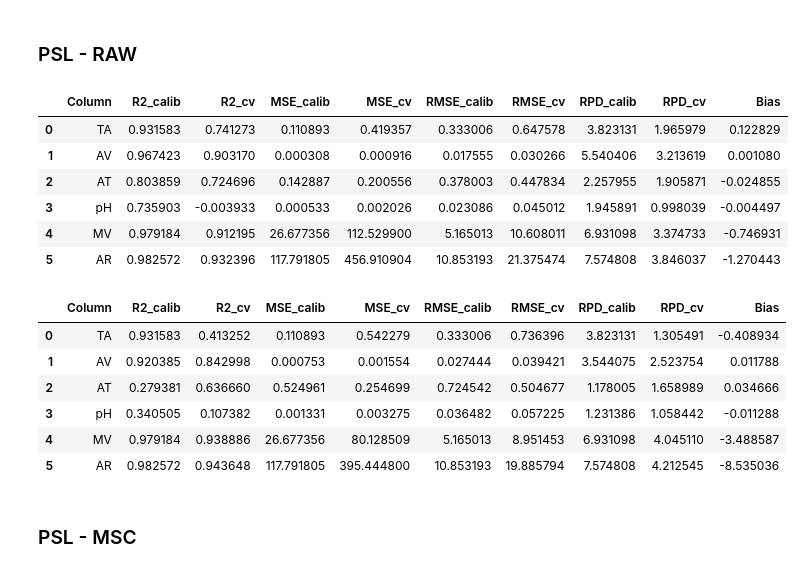
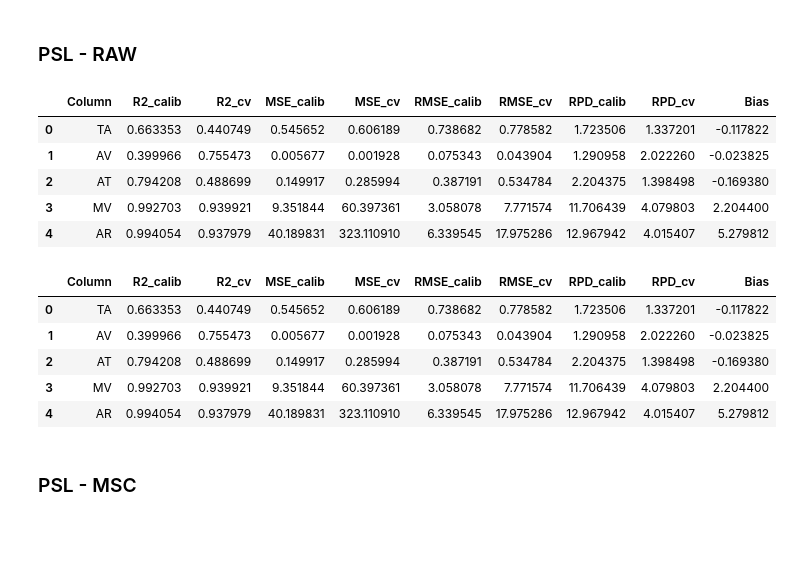
Before and after one commit to xndrxssx/field_spec_data_tests, a Jupyter notebook: field_spec_predição.ipynb, the cells around one changed output. Saved outputs shown, nothing was run; the diff lists cells and outputs as text; code cells hidden in the pictures; blank space fills up the shorter version.

```diff
--- a/field_spec_predição.ipynb
+++ b/field_spec_predição.ipynb
@@ -250,6 +257,6 @@ plt.show()
 # Divisão de dados
 # %%
 # Lista de conjuntos de dados espectrais (X) e atributos de qualidade (Y) para cada dispositivo
-Y = fs_df[['TA', 'AV', 'AT', 'pH', 'MV', 'AR']]
+Y = fs_df[['TA', 'AV', 'AT', 'MV', 'AR']]
 X = dados_wl
-Y_ar = fs_df['AR'].values
+X_train_fs, X_test_fs, y_train_fs, y_test_fs = train_test_split(X, Y, test_size=0.3, random_state = 0)
@@ -258,7 +373,7 @@ Y_ar = fs_df['AR'].values
 # %% [markdown]
 ### PSL (k-fold e cv)
 # %%
-def optimise_pls_cv(X, Y, n_comp):
+def optimise_pls_cv(X, Y, n_comp, random_state=0):
     '''
     Executa o PLS incluindo um número variável de componentes, até n_comp,
     e calcula MSE, RMSE, R^2 e RPD para calibração e validação.
@@ -279,7 +394,7 @@ def optimise_pls_cv(X, Y, n_comp):
         y = Y[col]  # Seleciona a coluna atual de Y
 
         mse_col = []  # Lista para armazenar os MSEs para a coluna atual
-        component = np.arange(1, n_comp)  # Número de componentes a serem testados
+        component = np.arange(1, n_comp+1)  # Número de componentes a serem testados
 
         # Itera sobre cada número de componentes
         for i in component:
@@ -346,7 +461,7 @@ def optimise_pls_cv(X, Y, n_comp):
 
     return results_df
 # %%
-def optimise_pls_cv(X, Y, n_comp, test_size=0.3, random_state=None):
+def optimise_pls_cv(X, Y, n_comp, test_size=0.3, random_state=0):
     '''
     Executa o PLS incluindo um número variável de componentes, até n_comp,
     e calcula MSE, RMSE, R^2, RPD e bias usando divisão 70-30.
@@ -362,7 +477,7 @@ def optimise_pls_cv(X, Y, n_comp, test_size=0.3, random_state=None):
         mse_fold = []  # Lista para armazenar os MSEs para cada número de componentes
 
         # Itera sobre cada número de componentes de 1 até n_comp-1
-        for i in range(1, n_comp):
+        for i in range(1, n_comp+1):
             pls = PLSRegression(n_components=i)  # Cria o modelo PLS com i componentes
 
             # Ajusta o modelo PLS ao conjunto de treino
@@ -428,33 +543,31 @@ def optimise_pls_cv(X, Y, n_comp, test_size=0.3, random_state=None):
 
 # Supondo que você tenha X e Y definidos
 # Aplica a função optimise_pls_cv a diferentes conjuntos de dados
-results_pls_raw = optimise_pls_cv(dados_wl, Y, n_comp=6, random_state=42)
-results_pls_msc = optimise_pls_cv(df_msc, Y, n_comp=6, random_state=42)
-results_pls_snv = optimise_pls_cv(df_snv, Y, n_comp=6, random_state=42)
-results_pls_sg = optimise_pls_cv(sav_gol, Y, n_comp=6, random_state=42)
+results_pls_raw = optimise_pls_cv(dados_wl, Y, n_comp=6, random_state=0)
+results_pls_msc = optimise_pls_cv(df_msc, Y, n_comp=6, random_state=0)
+results_pls_snv = optimise_pls_cv(df_snv, Y, n_comp=6, random_state=0)
+results_pls_sg = optimise_pls_cv(sav_gol, Y, n_comp=6, random_state=0)
 # %% [markdown]
 ### PSL - RAW
 # %%
-raw_psl = optimise_pls_cv(dados_wl,Y,5)
+raw_psl = optimise_pls_cv(dados_wl,Y,6)
 raw_psl
 # %% [output]
 |  | Column | R2_calib | R2_cv | MSE_calib | MSE_cv | RMSE_calib | RMSE_cv | RPD_calib | RPD_cv | Bias |
-| 0 | TA | 0.931583 | 0.741273 | 0.110893 | 0.419357 | 0.333006 | 0.647578 | 3.823131 | 1.965979 | 0.122829 |
-| 1 | AV | 0.967423 | 0.903170 | 0.000308 | 0.000916 | 0.017555 | 0.030266 | 5.540406 | 3.213619 | 0.001080 |
-| 2 | AT | 0.803859 | 0.724696 | 0.142887 | 0.200556 | 0.378003 | 0.447834 | 2.257955 | 1.905871 | -0.024855 |
-| 3 | pH | 0.735903 | -0.003933 | 0.000533 | 0.002026 | 0.023086 | 0.045012 | 1.945891 | 0.998039 | -0.004497 |
-| 4 | MV | 0.979184 | 0.912195 | 26.677356 | 112.529900 | 5.165013 | 10.608011 | 6.931098 | 3.374733 | -0.746931 |
-| 5 | AR | 0.982572 | 0.932396 | 117.791805 | 456.910904 | 10.853193 | 21.375474 | 7.574808 | 3.846037 | -1.270443 |
+| 0 | TA | 0.663353 | 0.440749 | 0.545652 | 0.606189 | 0.738682 | 0.778582 | 1.723506 | 1.337201 | -0.117822 |
+| 1 | AV | 0.399966 | 0.755473 | 0.005677 | 0.001928 | 0.075343 | 0.043904 | 1.290958 | 2.022260 | -0.023825 |
+| 2 | AT | 0.794208 | 0.488699 | 0.149917 | 0.285994 | 0.387191 | 0.534784 | 2.204375 | 1.398498 | -0.169380 |
+| 3 | MV | 0.992703 | 0.939921 | 9.351844 | 60.397361 | 3.058078 | 7.771574 | 11.706439 | 4.079803 | 2.204400 |
+| 4 | AR | 0.994054 | 0.937979 | 40.189831 | 323.110910 | 6.339545 | 17.975286 | 12.967942 | 4.015407 | 5.279812 |
 # %%
 results_pls_raw
 # %% [output]
 |  | Column | R2_calib | R2_cv | MSE_calib | MSE_cv | RMSE_calib | RMSE_cv | RPD_calib | RPD_cv | Bias |
-| 0 | TA | 0.931583 | 0.413252 | 0.110893 | 0.542279 | 0.333006 | 0.736396 | 3.823131 | 1.305491 | -0.408934 |
-| 1 | AV | 0.920385 | 0.842998 | 0.000753 | 0.001554 | 0.027444 | 0.039421 | 3.544075 | 2.523754 | 0.011788 |
-| 2 | AT | 0.279381 | 0.636660 | 0.524961 | 0.254699 | 0.724542 | 0.504677 | 1.178005 | 1.658989 | 0.034666 |
-| 3 | pH | 0.340505 | 0.107382 | 0.001331 | 0.003275 | 0.036482 | 0.057225 | 1.231386 | 1.058442 | -0.011288 |
-| 4 | MV | 0.979184 | 0.938886 | 26.677356 | 80.128509 | 5.165013 | 8.951453 | 6.931098 | 4.045110 | -3.488587 |
-| 5 | AR | 0.982572 | 0.943648 | 117.791805 | 395.444800 | 10.853193 | 19.885794 | 7.574808 | 4.212545 | -8.535036 |
+| 0 | TA | 0.663353 | 0.440749 | 0.545652 | 0.606189 | 0.738682 | 0.778582 | 1.723506 | 1.337201 | -0.117822 |
+| 1 | AV | 0.399966 | 0.755473 | 0.005677 | 0.001928 | 0.075343 | 0.043904 | 1.290958 | 2.022260 | -0.023825 |
+| 2 | AT | 0.794208 | 0.488699 | 0.149917 | 0.285994 | 0.387191 | 0.534784 | 2.204375 | 1.398498 | -0.169380 |
+| 3 | MV | 0.992703 | 0.939921 | 9.351844 | 60.397361 | 3.058078 | 7.771574 | 11.706439 | 4.079803 | 2.204400 |
+| 4 | AR | 0.994054 | 0.937979 | 40.189831 | 323.110910 | 6.339545 | 17.975286 | 12.967942 | 4.015407 | 5.279812 |
 # %% [markdown]
 ### PSL - MSC
 # %%
```
Also changed, not shown: parts of 47 cells of this notebook, 14 other files.
